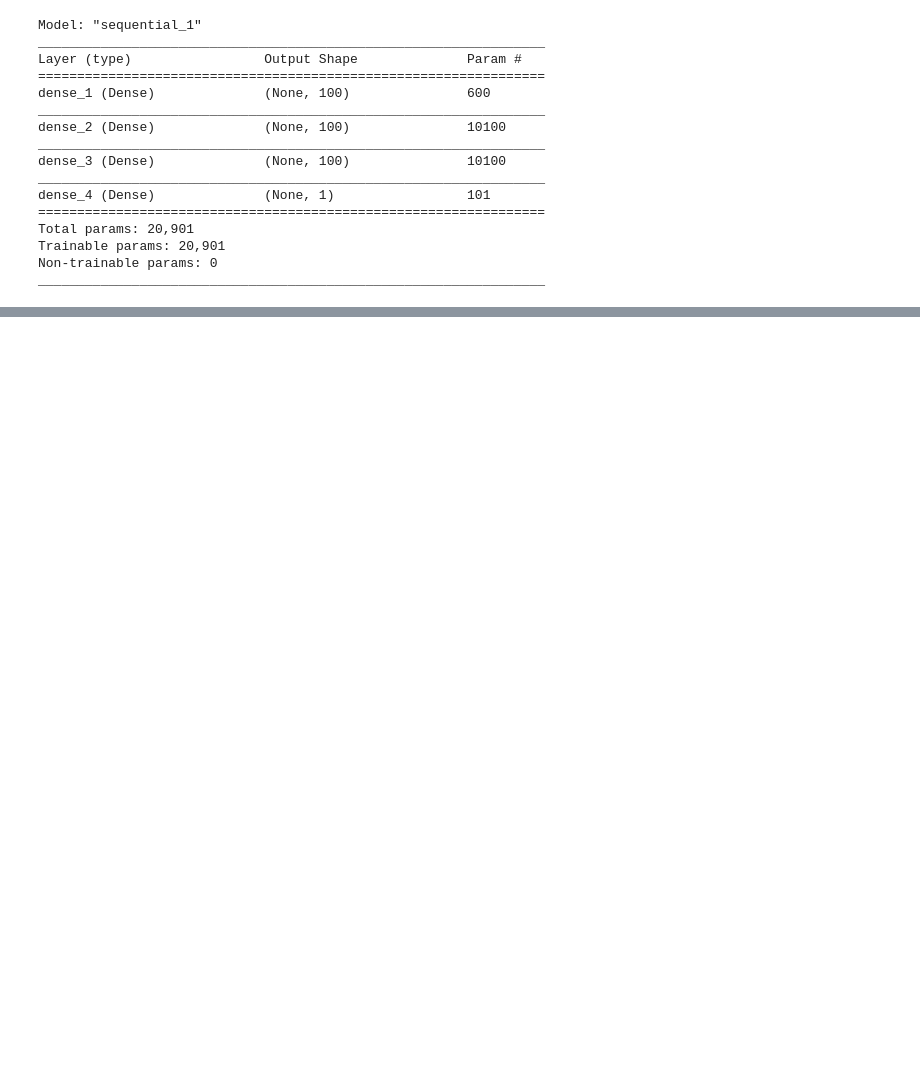
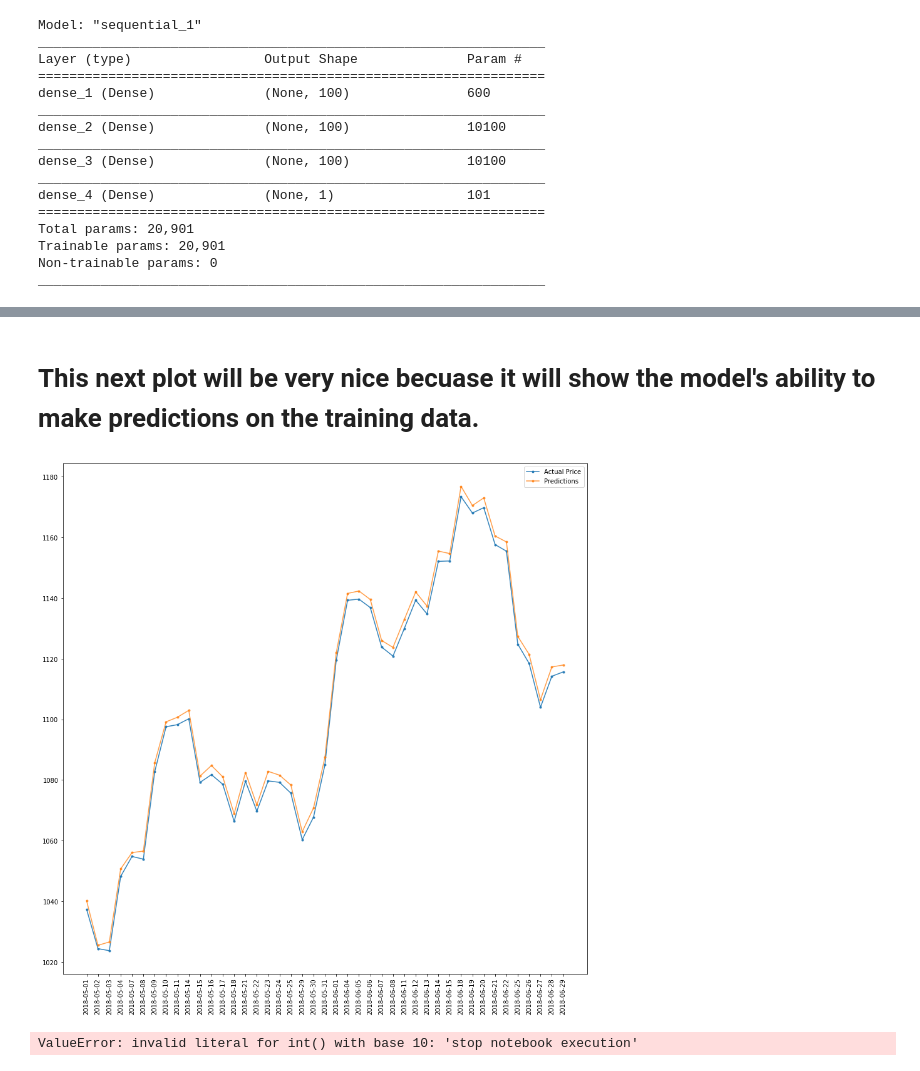
Before and after one commit to AHalarewicz/TimeSeriesAnalysis, a Jupyter notebook: notebooks/keras_predictions.ipynb, the cells around one changed output, grey strips where cells are left out. Saved outputs shown, nothing was run; the diff lists cells and outputs as text; code cells hidden in the pictures; blank space fills up the shorter version.

Commit message:
visualization: make trace of predictions

```diff
--- a/notebooks/keras_predictions.ipynb
+++ b/notebooks/keras_predictions.ipynb
@@ -14,6 +23,6 @@ Using TensorFlow backend.
 # %%
 time_series_df = pd.read_csv('../data/interim/time_series.csv', index_col='Date')
-time_series_df = time_series_df[:-10]
+time_series_df = time_series_df[:-DAYS_TO_CLIP]
 time_series_df
 # %% [output]
 |  | back_5 | back_4 | back_3 | back_2 | back_1 | Adj Close |
@@ -194,0 +206,3 @@ scores
+# %%
+raw_data = pd.read_csv('../data/raw/raw.csv', index_col=['Date'])
+raw_data
@@ -194,0 +224,16 @@ scores
+# %%
+viz_df = raw_data[['Adj Close']]
+viz_df.columns = ['price']
+
+
+viz_df = pd.merge(viz_df, time_series_df, left_index=True, right_index=True, how='outer')
+
+viz_df = viz_df.dropna()
+
+X_viz = viz_df[['back_5', 'back_4', 'back_3', 'back_2', 'back_1']].values
+
+preds_viz = model.predict(X_viz)
+preds_viz = np.exp(preds_viz)
+viz_df['predicted_price'] = preds_viz
+viz_df['predicted_price'] = viz_df['price'] * viz_df['predicted_price']
+viz_df
@@ -209,0 +270,3 @@ predict_tomorrow()
+# %%
+month = viz_df.loc['2018-05-01':'2018-06-30']
+month
@@ -210,3 +292,18 @@ predict_tomorrow()
+# %% [markdown]
+# This next plot will be very nice becuase it will show the model's ability to make predictions on the training data.
+# %%
+_ = plt.figure(figsize=(15,15))
+_ = plt.plot(month['price'],  marker='.', alpha=0.9)
+_ = plt.plot(month['predicted_price'], marker='.', alpha=0.75)
+_ = plt.legend(['Actual Price', 'Predictions'])
+_ = plt.xticks(rotation=90)
+plt.show()
+# %% [output]
+[figure, added]
+# %%
+int('stop notebook execution')
+# %% [output]
+ValueError: invalid literal for int() with base 10: 'stop notebook execution'
 # %%
 def revert_data(predictions):
 
```
Also changed, not shown: parts of 21 cells of this notebook, 2 other files.
